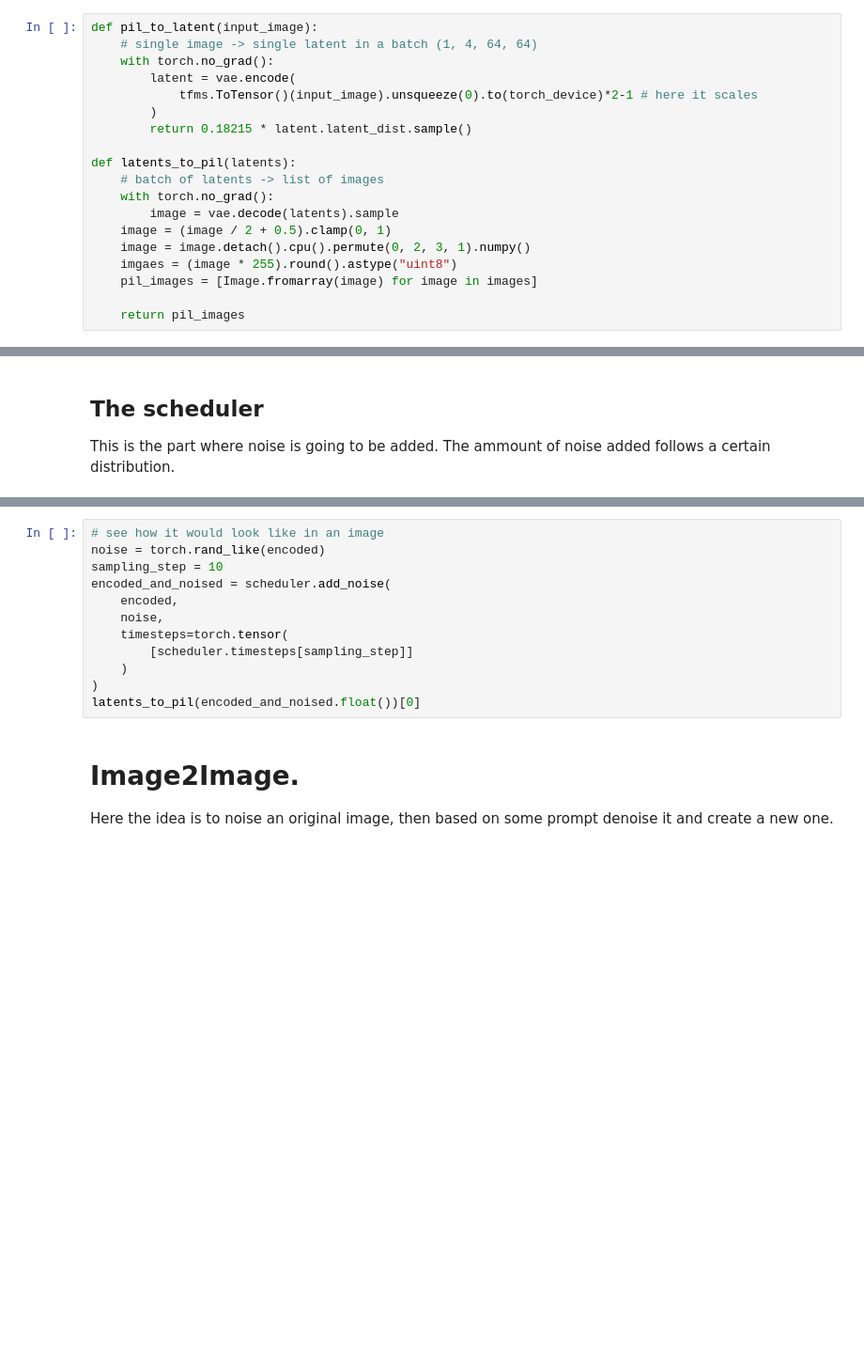
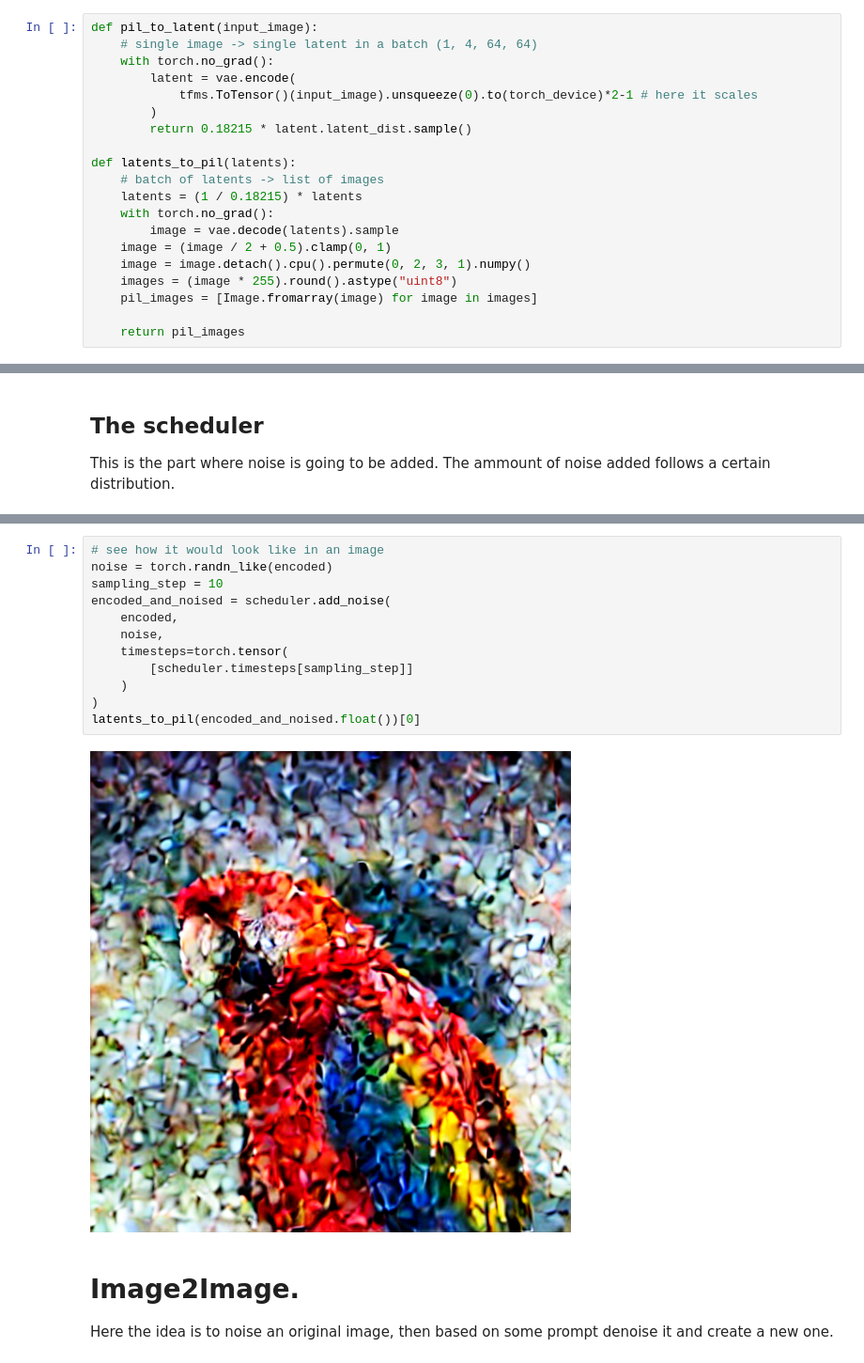
Before and after one commit to jdgallegoq/stable-diffusion, a Jupyter notebook: notebooks/stable_diffusion.ipynb, the cells around one changed output, grey strips where cells are left out. Shown at 94% size. Drawn from its saved outputs; the diff is of its cells as text; blank space fills up the shorter version.

```diff
--- a/notebooks/stable_diffusion.ipynb
+++ b/notebooks/stable_diffusion.ipynb
@@ -159,11 +168,12 @@ def pil_to_latent(input_image):
 
 def latents_to_pil(latents):
     # batch of latents -> list of images
+    latents = (1 / 0.18215) * latents
     with torch.no_grad():
         image = vae.decode(latents).sample
     image = (image / 2 + 0.5).clamp(0, 1)
     image = image.detach().cpu().permute(0, 2, 3, 1).numpy()
-    imgaes = (image * 255).round().astype("uint8")
+    images = (image * 255).round().astype("uint8")
     pil_images = [Image.fromarray(image) for image in images]
 
     return pil_images
@@ -203,15 +242,17 @@ print(scheduler.sigmas)
 # %%
 # see how it would look like in an image
-noise = torch.rand_like(encoded)
+noise = torch.randn_like(encoded)
 sampling_step = 10
 encoded_and_noised = scheduler.add_noise(
     encoded,
     noise,
     timesteps=torch.tensor(
         [scheduler.timesteps[sampling_step]]
     )
 )
 latents_to_pil(encoded_and_noised.float())[0]
+# %% [output]
+[figure, added]
 # %% [markdown]
 # Image2Image.
 Here the idea is to noise an original image, then based on some prompt denoise it and create a new one.
```
Also changed, not shown: parts of 29 cells of this notebook.
